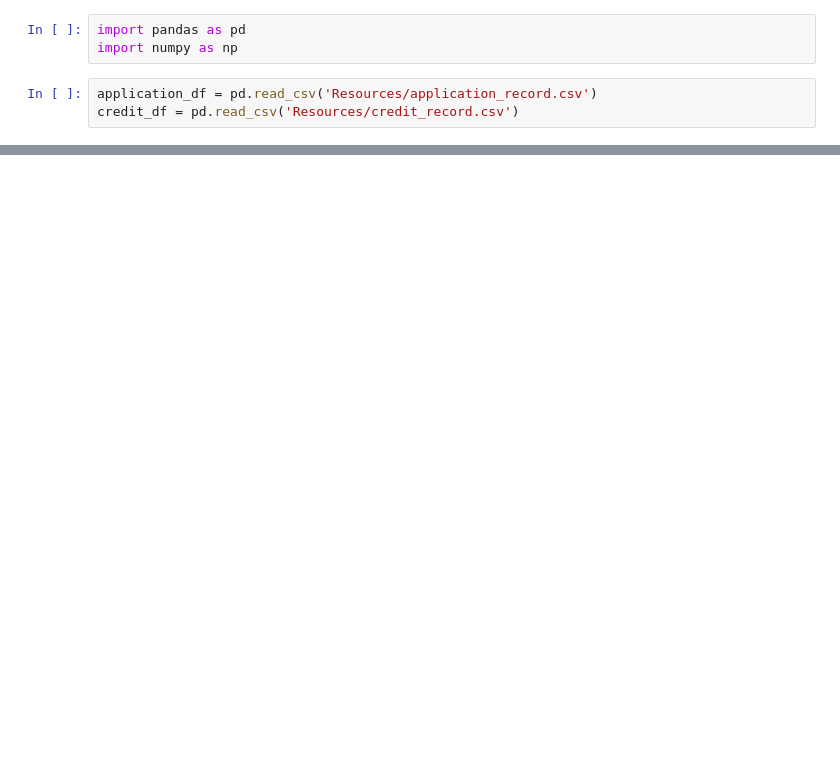
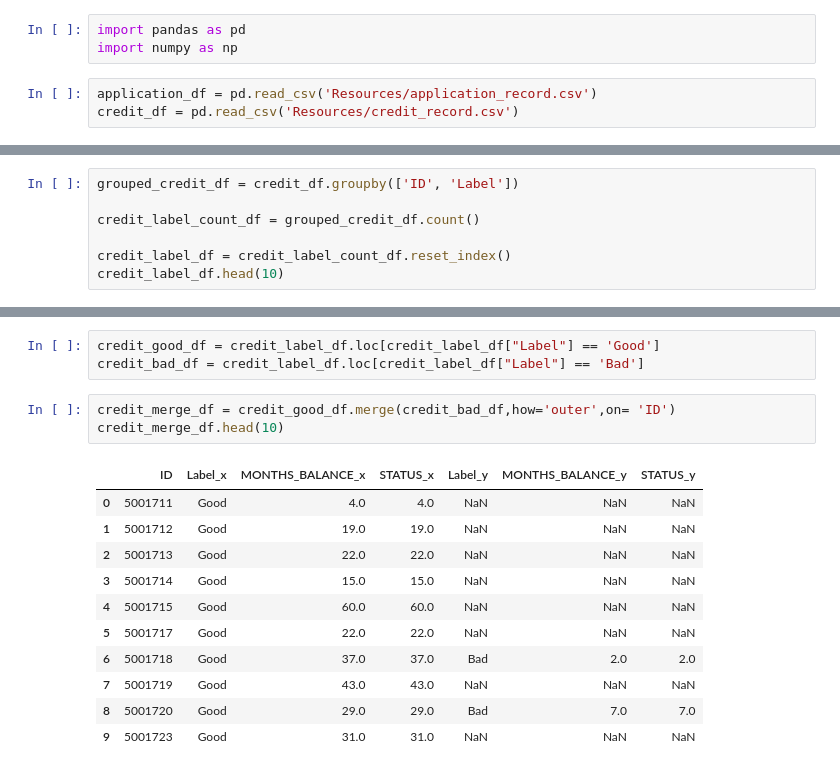
Before and after one commit to melodie1920/FinalProject, a Jupyter notebook: Final Project.ipynb, the cells around one changed output, grey strips where cells are left out. Saved outputs shown, nothing was run; the diff lists cells and outputs as text; blank space fills up the shorter version.

```diff
--- a/Final Project.ipynb
+++ b/Final Project.ipynb
@@ -100,0 +127,7 @@ credit_df.head()
+# %%
+grouped_credit_df = credit_df.groupby(['ID', 'Label'])
+
+credit_label_count_df = grouped_credit_df.count()
+
+credit_label_df = credit_label_count_df.reset_index()
+credit_label_df.head(10)
@@ -100,0 +146,18 @@ credit_df.head()
+# %%
+credit_good_df = credit_label_df.loc[credit_label_df["Label"] == 'Good']
+credit_bad_df = credit_label_df.loc[credit_label_df["Label"] == 'Bad']
+# %%
+credit_merge_df = credit_good_df.merge(credit_bad_df,how='outer',on= 'ID')
+credit_merge_df.head(10)
+# %% [output]
+|  | ID | Label_x | MONTHS_BALANCE_x | STATUS_x | Label_y | MONTHS_BALANCE_y | STATUS_y |
+| 0 | 5001711 | Good | 4.0 | 4.0 | NaN | NaN | NaN |
+| 1 | 5001712 | Good | 19.0 | 19.0 | NaN | NaN | NaN |
+| 2 | 5001713 | Good | 22.0 | 22.0 | NaN | NaN | NaN |
+| 3 | 5001714 | Good | 15.0 | 15.0 | NaN | NaN | NaN |
+| 4 | 5001715 | Good | 60.0 | 60.0 | NaN | NaN | NaN |
+| 5 | 5001717 | Good | 22.0 | 22.0 | NaN | NaN | NaN |
+| 6 | 5001718 | Good | 37.0 | 37.0 | Bad | 2.0 | 2.0 |
+| 7 | 5001719 | Good | 43.0 | 43.0 | NaN | NaN | NaN |
+| 8 | 5001720 | Good | 29.0 | 29.0 | Bad | 7.0 | 7.0 |
+| 9 | 5001723 | Good | 31.0 | 31.0 | NaN | NaN | NaN |
```
Also changed, not shown: parts of 14 cells of this notebook.
